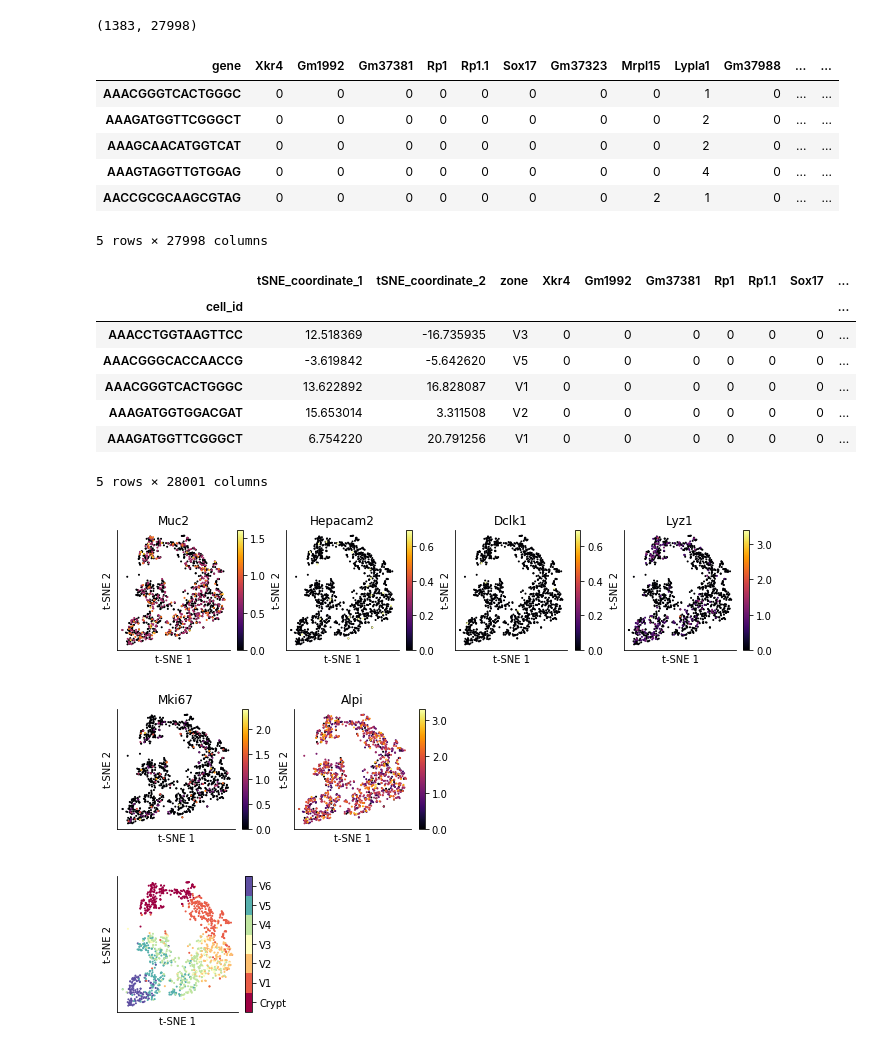
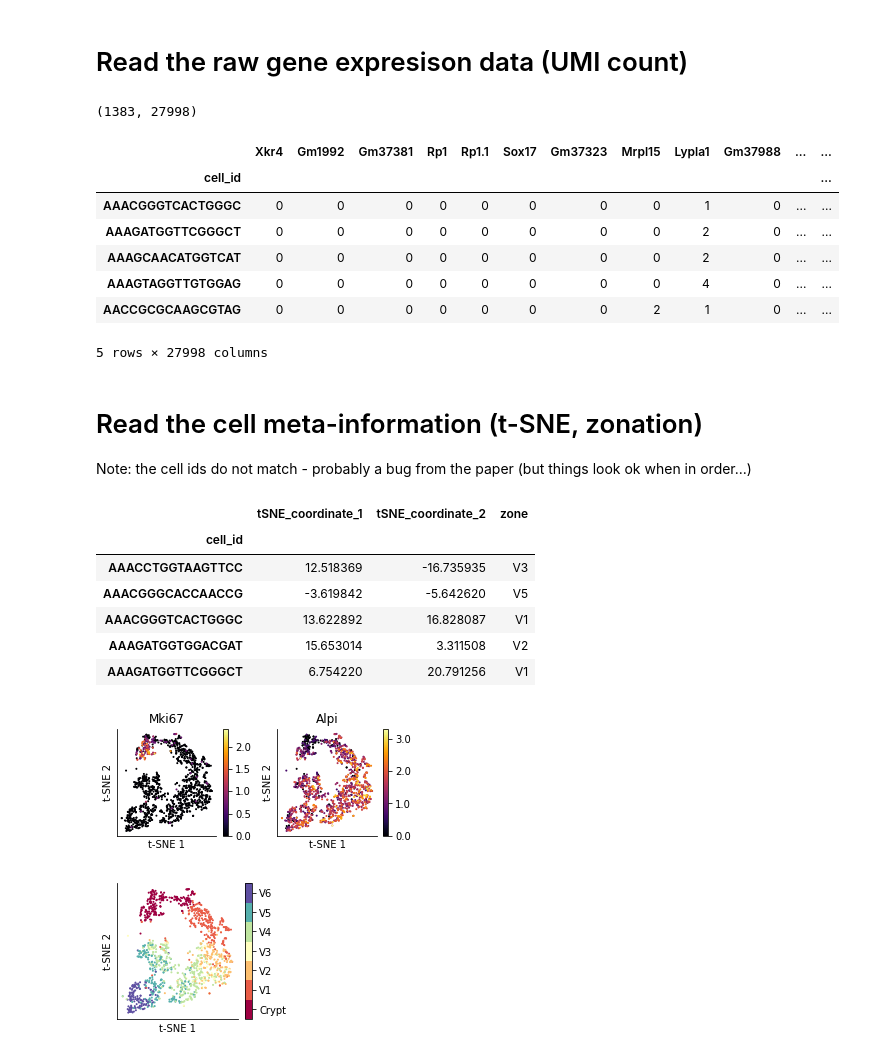
Before and after one commit to yashpatel5400/gliss, a Jupyter notebook: notebooks/setup_real_data_preprocess_entero.ipynb, the cells around one changed output. Cells and saved outputs as stored; diff of their text form; code cells hidden in the pictures.

```diff
--- a/notebooks/setup_real_data_preprocess_entero.ipynb
+++ b/notebooks/setup_real_data_preprocess_entero.ipynb
@@ -17,68 +17,86 @@ mpl.rcParams['figure.dpi']= 100
 
 logger = logging.getLogger("feat_viz")
 logging.basicConfig(format='[%(name)s %(levelname)s] %(message)s', level=logging.INFO)
+# %% [markdown]
+# Read the raw gene expresison data (UMI count)
 # %%
 dat_dir = "/share/PI/sabatti/sc_data/intestine2k"
 raw_dat = pd.read_table(os.path.join(dat_dir, "table_B_scRNAseq_UMI_counts.tsv"), delimiter="\t")
 raw_dat = raw_dat.set_index("gene").T # load the gene expression
+raw_dat.columns.names = [None]
+raw_dat.index.names = ["cell_id"]
 print(raw_dat.shape)
 raw_dat.head()
 # %% [output]
 (1383, 27998)
-| gene | Xkr4 | Gm1992 | Gm37381 | Rp1 | Rp1.1 | Sox17 | Gm37323 | Mrpl15 | Lypla1 | Gm37988 | ... | ... |
+|  | Xkr4 | Gm1992 | Gm37381 | Rp1 | Rp1.1 | Sox17 | Gm37323 | Mrpl15 | Lypla1 | Gm37988 | ... | ... |
+| cell_id |  |  |  |  |  |  |  |  |  |  |  | ... |
 | AAACGGGTCACTGGGC | 0 | 0 | 0 | 0 | 0 | 0 | 0 | 0 | 1 | 0 | ... | ... |
 | AAAGATGGTTCGGGCT | 0 | 0 | 0 | 0 | 0 | 0 | 0 | 0 | 2 | 0 | ... | ... |
 | AAAGCAACATGGTCAT | 0 | 0 | 0 | 0 | 0 | 0 | 0 | 0 | 2 | 0 | ... | ... |
 | AAAGTAGGTTGTGGAG | 0 | 0 | 0 | 0 | 0 | 0 | 0 | 0 | 4 | 0 | ... | ... |
 | AACCGCGCAAGCGTAG | 0 | 0 | 0 | 0 | 0 | 0 | 0 | 2 | 1 | 0 | ... | ... |
 5 rows × 27998 columns
+# %% [markdown]
+# Read the cell meta-information (t-SNE, zonation)
+
+Note: the cell ids do not match - probably a bug from the paper (but things look ok when in order...)
 # %%
 cell_df = pd.read_table(os.path.join(dat_dir, "table_C_scRNAseq_tsne_coordinates_zones.tsv"), delimiter="\t")
 cell_df = cell_df.set_index("cell_id")
-expr_df = cell_df.join(raw_dat, how="left")
-expr_df.head()
+cell_df.head()
+# expr_df = cell_df.join(raw_dat, on="cell_id")
 # %% [output]
-|  | tSNE_coordinate_1 | tSNE_coordinate_2 | zone | Xkr4 | Gm1992 | Gm37381 | Rp1 | Rp1.1 | Sox17 | ... |
-| cell_id |  |  |  |  |  |  |  |  |  | ... |
-| AAACCTGGTAAGTTCC | 12.518369 | -16.735935 | V3 | 0 | 0 | 0 | 0 | 0 | 0 | ... |
-| AAACGGGCACCAACCG | -3.619842 | -5.642620 | V5 | 0 | 0 | 0 | 0 | 0 | 0 | ... |
-| AAACGGGTCACTGGGC | 13.622892 | 16.828087 | V1 | 0 | 0 | 0 | 0 | 0 | 0 | ... |
-| AAAGATGGTGGACGAT | 15.653014 | 3.311508 | V2 | 0 | 0 | 0 | 0 | 0 | 0 | ... |
-| AAAGATGGTTCGGGCT | 6.754220 | 20.791256 | V1 | 0 | 0 | 0 | 0 | 0 | 0 | ... |
+|  | tSNE_coordinate_1 | tSNE_coordinate_2 | zone |
+| cell_id |  |  |  |
+| AAACCTGGTAAGTTCC | 12.518369 | -16.735935 | V3 |
+| AAACGGGCACCAACCG | -3.619842 | -5.642620 | V5 |
+| AAACGGGTCACTGGGC | 13.622892 | 16.828087 | V1 |
+| AAAGATGGTGGACGAT | 15.653014 | 3.311508 | V2 |
+| AAAGATGGTTCGGGCT | 6.754220 | 20.791256 | V1 |
-5 rows × 28001 columns
 # %%
 from plot_utils import plot_scatter_continuous, plot_scatter_discrete
 
 def adjust_xy_labels(ax, xy_labels=("t-SNE 1", "t-SNE 2")):
     ax.set_xlabel(xy_labels[0])
     ax.set_ylabel(xy_labels[1])
     ax.get_xaxis().set_ticks([])
     ax.get_yaxis().set_ticks([])
 
 def plot_multi_gene_scatter(gene_df, proj):
     genes = list(gene_df.columns)
+    n_cols = 8
+    n_cols = min(len(genes),n_cols)
+    n_rows = int(np.ceil(len(genes) / n_cols))
     # logger.info("Plotting genes: {}".format(genes))
-    fig, axes = plt.subplots(1, len(genes), figsize=(2.9*len(genes), 2.2))
-    for i_gene, gene in enumerate(genes):
-        ax = axes[i_gene]
-        vals = gene_df[gene]
-        plot_scatter_continuous(proj, vals, ax, ms=1)
-        ax.set_title(gene)
-        adjust_xy_labels(ax)
+    fig, axes = plt.subplots(n_rows, n_cols, figsize=(2.3*n_cols, 0.3+1.9*n_rows))
+    for i_row in range(n_rows):
+        for i_col in range(n_cols):
+            if n_rows == 1:
+                if n_cols == 1:
+                    ax = axes
+                else:
+                    ax = axes[i_col]
+            else:
+                ax = axes[i_row, i_col]
+            i_gene = n_cols * i_row + i_col
+            if i_gene >= len(genes):
+                ax.axis('off')
+            else:
+                gene = genes[i_gene]
+                vals = gene_df[gene]
+                plot_scatter_continuous(proj, vals, ax, ms=1)
+                ax.set_title(gene)
+                adjust_xy_labels(ax)
+    plt.tight_layout()
     plt.show()
-
-cell_t_genes = ["Muc2", "Hepacam2", "Dclk1", "Lyz1"]
 proj = cell_df[["tSNE_coordinate_1", "tSNE_coordinate_2"]]
-plot_multi_gene_scatter(expr_df[cell_t_genes], proj)
-
-plot_multi_gene_scatter(expr_df[["Mki67", "Alpi"]], proj)
+plot_multi_gene_scatter(raw_dat[["Mki67", "Alpi"]], proj)
 # plot discrete zonation labels
 fig, ax = plt.subplots(1, 1, figsize=(2.7, 2.5))
 plot_scatter_discrete(proj, cell_df["zone"], ax, ms=1)
 adjust_xy_labels(ax)
 plt.show()
-# summarize_gene_exprs(cell_df, raw_dat)
 # %% [output]
-[figure, old version]
+[figure, new version]
-[figure, old version]
+[figure, new version]
-[figure, removed]
```
Also changed, not shown: parts of 8 cells of this notebook.
